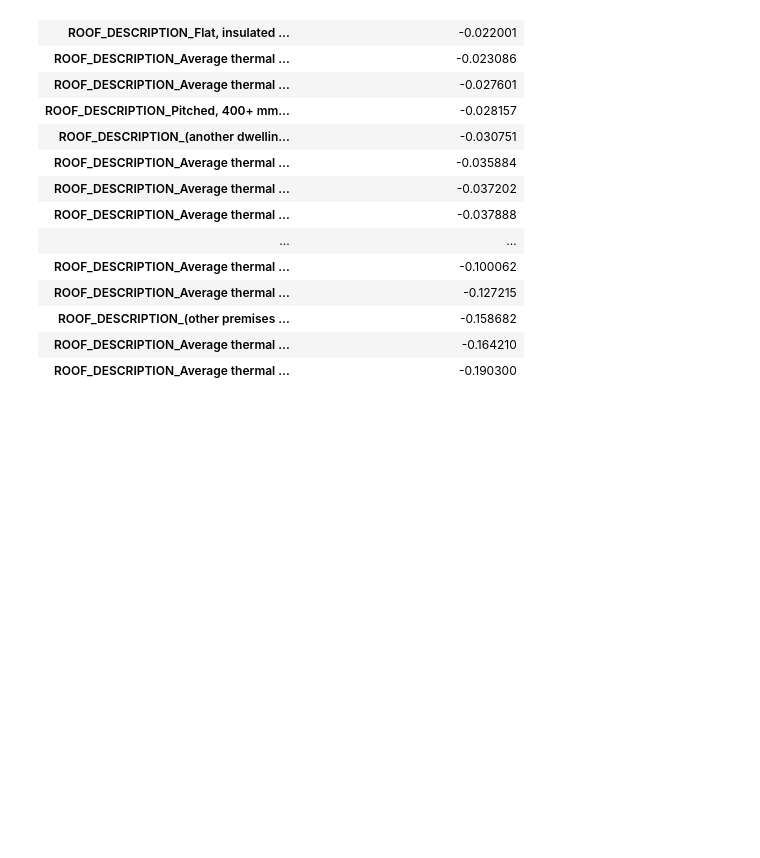
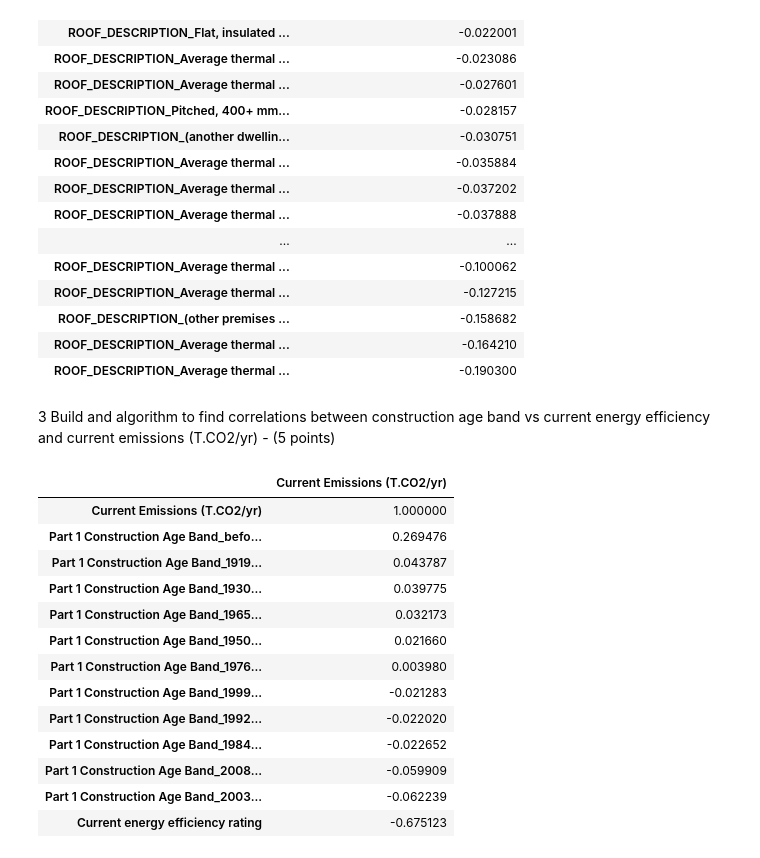
Before and after one commit to Pfed-prog/EnergyEfficiency, a Jupyter notebook: energy-efficiency-data.ipynb, the cells around one changed output. Saved outputs shown, nothing was run; the diff lists cells and outputs as text; code cells hidden in the pictures; blank space fills up the shorter version.

```diff
--- a/energy-efficiency-data.ipynb
+++ b/energy-efficiency-data.ipynb
@@ -671,3 +672,25 @@ corr_algo_2.tail(25)
 | ROOF_DESCRIPTION_(other premises ... | -0.158682 |
 | ROOF_DESCRIPTION_Average thermal ... | -0.164210 |
 | ROOF_DESCRIPTION_Average thermal ... | -0.190300 |
+# %% [markdown]
+3 Build and algorithm to find correlations between construction age band vs current energy efficiency and current emissions (T.CO2/yr) - (5 points)
+# %%
+df_algo_3 = dataframe[["Current Emissions (T.CO2/yr)", "Current energy efficiency rating","Part 1 Construction Age Band"]]
+df_algo_3 = pd.get_dummies(df_algo_3, columns=['Part 1 Construction Age Band'])
+corr_algo_3 = df_algo_3.corr()[["Current Emissions (T.CO2/yr)"]].sort_values(by='Current Emissions (T.CO2/yr)', ascending=False)
+corr_algo_3.head(25)
+# %% [output]
+|  | Current Emissions (T.CO2/yr) |
+| Current Emissions (T.CO2/yr) | 1.000000 |
+| Part 1 Construction Age Band_befo... | 0.269476 |
+| Part 1 Construction Age Band_1919... | 0.043787 |
+| Part 1 Construction Age Band_1930... | 0.039775 |
+| Part 1 Construction Age Band_1965... | 0.032173 |
+| Part 1 Construction Age Band_1950... | 0.021660 |
+| Part 1 Construction Age Band_1976... | 0.003980 |
+| Part 1 Construction Age Band_1999... | -0.021283 |
+| Part 1 Construction Age Band_1992... | -0.022020 |
+| Part 1 Construction Age Band_1984... | -0.022652 |
+| Part 1 Construction Age Band_2008... | -0.059909 |
+| Part 1 Construction Age Band_2003... | -0.062239 |
+| Current energy efficiency rating | -0.675123 |
```
Also changed, not shown: parts of 2 cells of this notebook, 1 other file.
